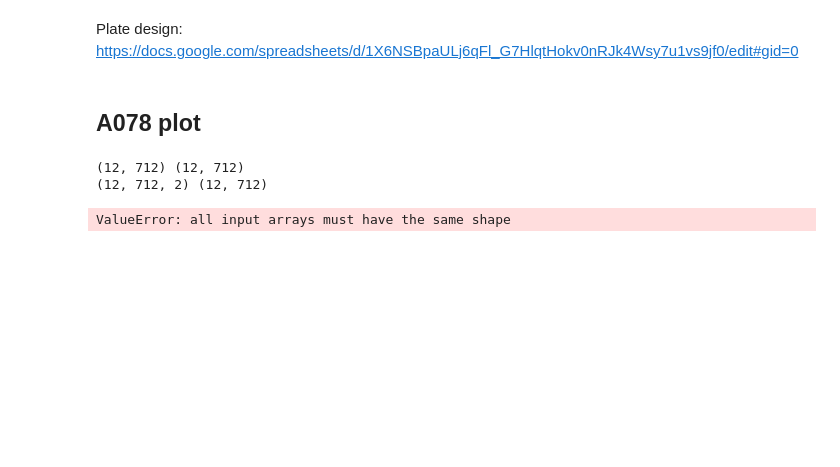
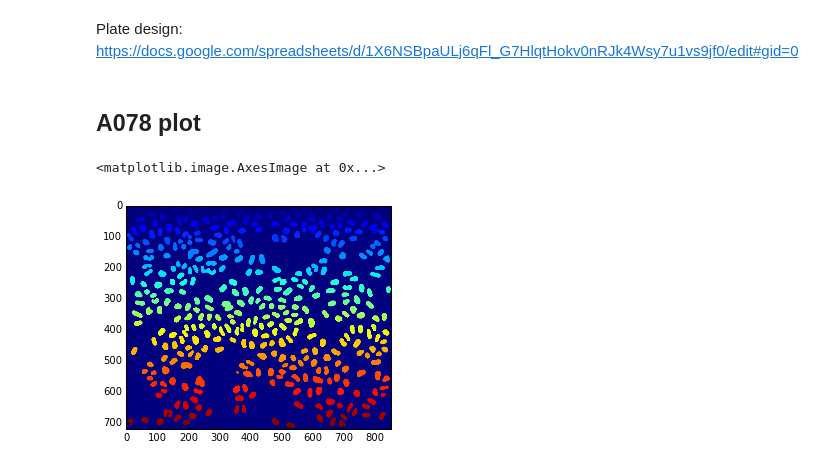
Before and after one commit to braysia/epitope_barcoding, a Jupyter notebook: barcoding/eTK078.ipynb, the cells around one changed output. Cells and saved outputs as stored; diff of their text form; code cells hidden in the pictures; blank space fills up the shorter version.

Commit message:
implement read/load on uneven number of multiple channels

```diff
--- a/barcoding/eTK078.ipynb
+++ b/barcoding/eTK078.ipynb
@@ -30,6 +31,8 @@ class ImageDict(OrderedDict):
 
     def stack(self, imdict):
         for key in self.iterkeys():
+            if not key in imdict:
+                continue
             if self[key].ndim == 3 and imdict[key].ndim == 2:
                 imdict[key] = np.expand_dims(imdict[key], axis=2)
             self[key] = np.stack((self[key], imdict[key]), axis=2)
@@ -58,14 +61,14 @@ class ImageDict(OrderedDict):
         for num, ch in enumerate(chs):
             if not ch in self:
                 self[ch] = arr[:, :, num]
-            if ch in self:
-                print self[ch].shape, arr[:, :, num].shape
-                self[ch] = np.stack((self[ch], arr[:, :, num]), axis=2)
+            else:
+                self[ch] = np.dstack((self[ch], arr[:, :, num]))
 
     def _readfile(self, file_name):
         with tiff.TiffFile(file_name) as tif:
             arr = tif.asarray()
             metadata = tif[0].image_description
+        arr = np.moveaxis(arr, 0, -1)
         metadata = json.loads(metadata.decode('utf-8'))
         return arr, metadata
 
@@ -238,0 +246,5 @@ unff.save('test.tif')
+# %%
+
+
+a = ImageDict()
+a.load('test.tif')
@@ -241,7 +256,0 @@ cc[0].save('test.tif')
-# %%
-a = ImageDict()
-aa = a.load('test.tif')
-# %% [output]
-(12, 712) (12, 712)
-(12, 712, 2) (12, 712)
-ValueError: all input arrays must have the same shape
@@ -261,0 +257,5 @@ np.roll?
+# %%
+plt.imshow(a['nuc'])
+# %% [output]
+<matplotlib.image.AxesImage at 0x...>
+[figure, added]
```
Also changed, not shown: parts of 15 cells of this notebook.
